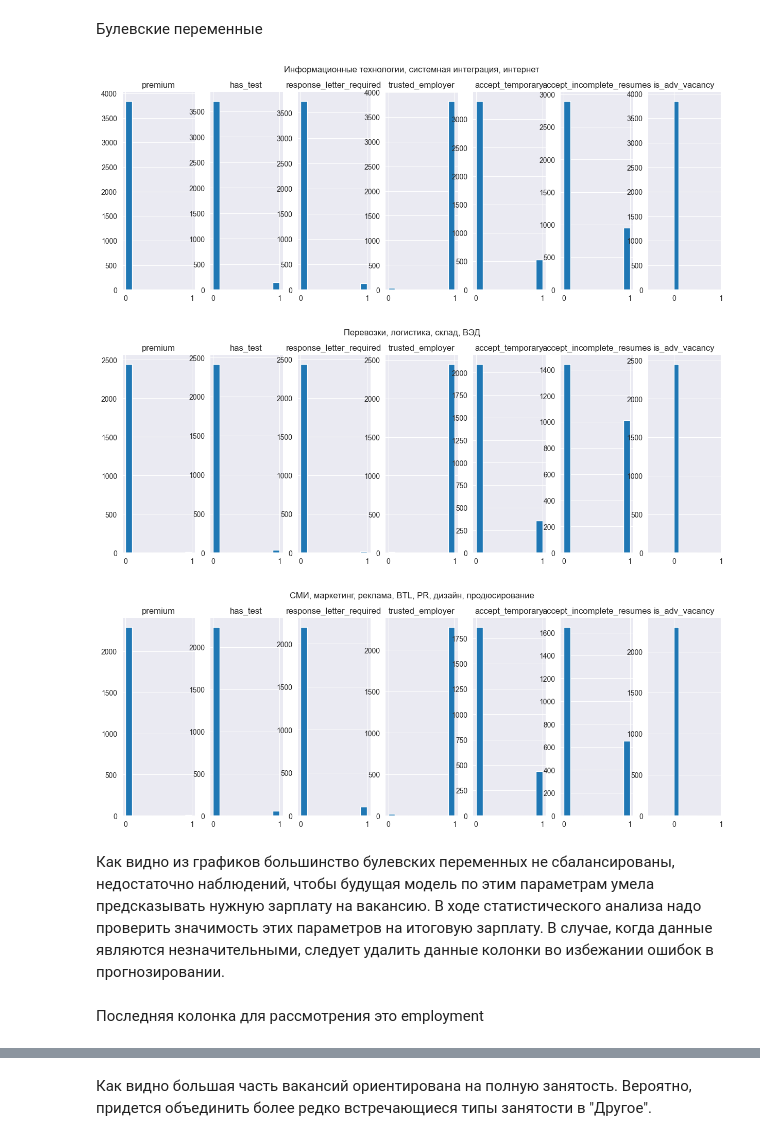
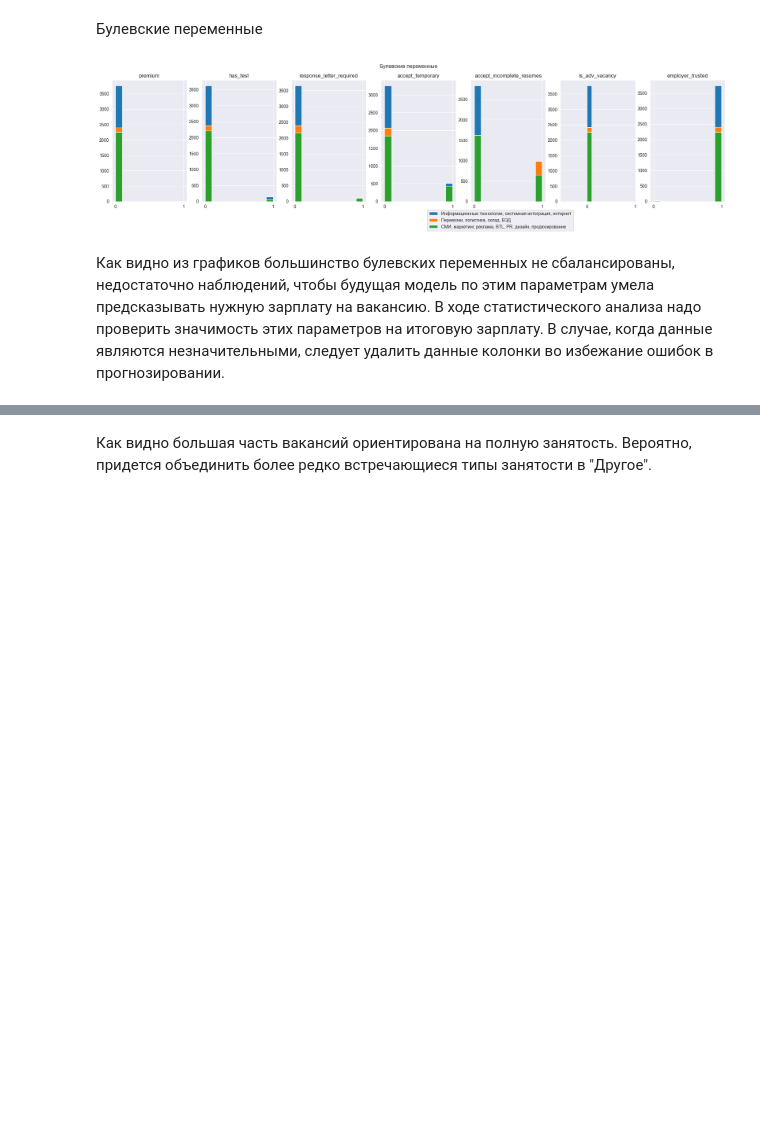
Before and after one commit to msaltovsky/hh_ru_vacancies_analysis, a Jupyter notebook: hh_vacancies_analyzis.ipynb, the cells around one changed output, grey strips where cells are left out. Saved outputs shown, nothing was run; the diff lists cells and outputs as text; code cells hidden in the pictures; blank space fills up the shorter version.

```diff
--- a/hh_vacancies_analyzis.ipynb
+++ b/hh_vacancies_analyzis.ipynb
@@ -308,30 +325,6 @@ AO
 ЗелАО                3
 Name: count, dtype: int64
 # %%
-for dataset in dataset_without_outliers:
-    adm_districts_avg_salaries = {
-    "ЦАО": 0,
-    "ЮАО": 0,
-    "ЮВАО": 0,
-    "САО": 0,
-    "ЗАО": 0,
-    "СВАО": 0,
-    "ВАО": 0,
-    "Новомосковский": 0,
-    "ЮЗАО": 0,
-    "СЗАО": 0,
-    "ЗелАО": 0,
-    "Троицкий": 0,
-    "Не в Москве": 0
-    }
-    for ao in adm_districts_avg_salaries.keys():
-        adm_districts_avg_salaries[ao] = dataset.loc[dataset["AO"] == ao, "salary"].mean()
-    df_to_salary = mo_gdf[["ABBREV_AO", "geometry"]]
-    df_to_salary["avg_salary"] = pd.Series(df_to_salary["ABBREV_AO"].apply(lambda x: adm_districts_avg_salaries[x]))
-    salaries = df_to_salary.to_crs(epsg='3857') #непосредственно преобразование проекции
-    salaries.plot(column = 'avg_salary', linewidth=0.5, cmap='plasma', legend=True, figsize=[15,15])
-    plt.title(dataset["industry"][0])
-    plt.xticks([])
-    plt.yticks([])
-    plt.show()
+# визуализируем средние указанные зарплаты в вакансиях в административных районах Москвы
+visualization.visualize_avg_salary_in_moscow(dataset_without_outliers, mo_gdf)
 # %% [output]
@@ -378,6 +371,6 @@ for dataset in dataset_without_outliers:
 # %%
 for dataset in dataset_without_outliers:
-    _, fig = plt.subplots(ncols=4, figsize=[15,5])
+    _, fig = plt.subplots(ncols=4, figsize=[25,5])
     for i, exp in enumerate(["Нет опыта", "От 1 года до 3 лет", "От 3 до 6 лет", "Более 6 лет"]):
         fig[i].hist(dataset.loc[dataset["experience"]==exp, "salary"], label=exp)
         fig[i].set_title(exp)
@@ -394,24 +387,23 @@ for dataset in dataset_without_outliers:
 # %%
 bool_cols = []
 for col in dataset_without_outliers[0].columns:
     if dataset_without_outliers[0][col].dtype == bool:
         bool_cols.append(col)
+_, fig = plt.subplots(ncols=len(bool_cols), figsize=[25,5])
 for dataset in dataset_without_outliers:
-    _, fig = plt.subplots(ncols=len(bool_cols), figsize=[15,5])
     for i, col in enumerate(bool_cols):
-        fig[i].hist(dataset[col].apply(lambda x: 1 if x else 0))
-        fig[i].set_xticks([0, 1])
-        fig[i].set_title(col)
-    plt.suptitle(dataset["industry"][0])
-    plt.show()
+        fig[i].hist(dataset[col].apply(lambda x: 1 if x else 0), alpha=1, label=dataset["industry"][0], stacked=True)
+    plt.suptitle("Булевские переменные")
+
+for i in range(len(bool_cols)):
+    fig[i].set_xticks([0, 1])
+    fig[i].set_title(bool_cols[i])
+plt.legend(bbox_to_anchor=(-1, -0.05))
+plt.show()
 # %% [output]
-[figure, old version]
+[figure, new version]
-[figure, removed]
-[figure, removed]
 # %% [markdown]
-Как видно из графиков большинство булевских переменных не сбалансированы, недостаточно наблюдений, чтобы будущая модель по этим параметрам умела предсказывать нужную зарплату на вакансию. В ходе статистического анализа надо проверить значимость этих параметров на итоговую зарплату. В случае, когда данные являются незначительными, следует удалить данные колонки во избежании ошибок в прогнозировании.
+Как видно из графиков большинство булевских переменных не сбалансированы, недостаточно наблюдений, чтобы будущая модель по этим параметрам умела предсказывать нужную зарплату на вакансию. В ходе статистического анализа надо проверить значимость этих параметров на итоговую зарплату. В случае, когда данные являются незначительными, следует удалить данные колонки во избежание ошибок в прогнозировании.
-# %% [markdown]
-Последняя колонка для рассмотрения это employment
 # %%
 for dataset in dataset_without_outliers:
     plt.hist(dataset["employment"])
```
Also changed, not shown: parts of 36 cells of this notebook, 6 other files.
